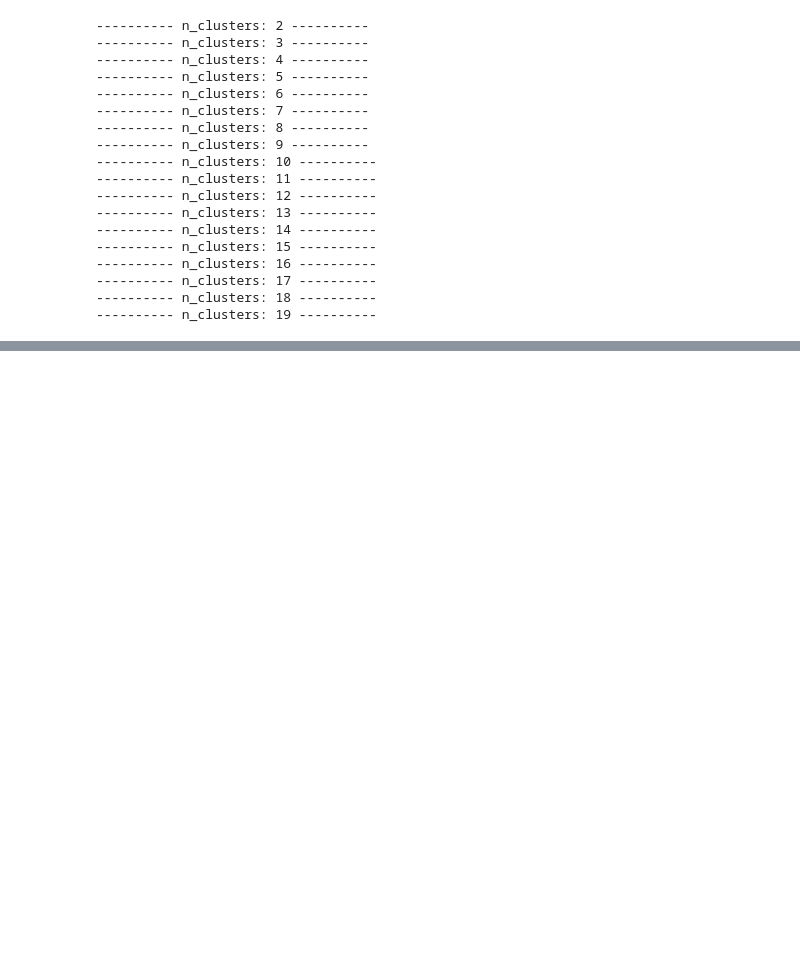
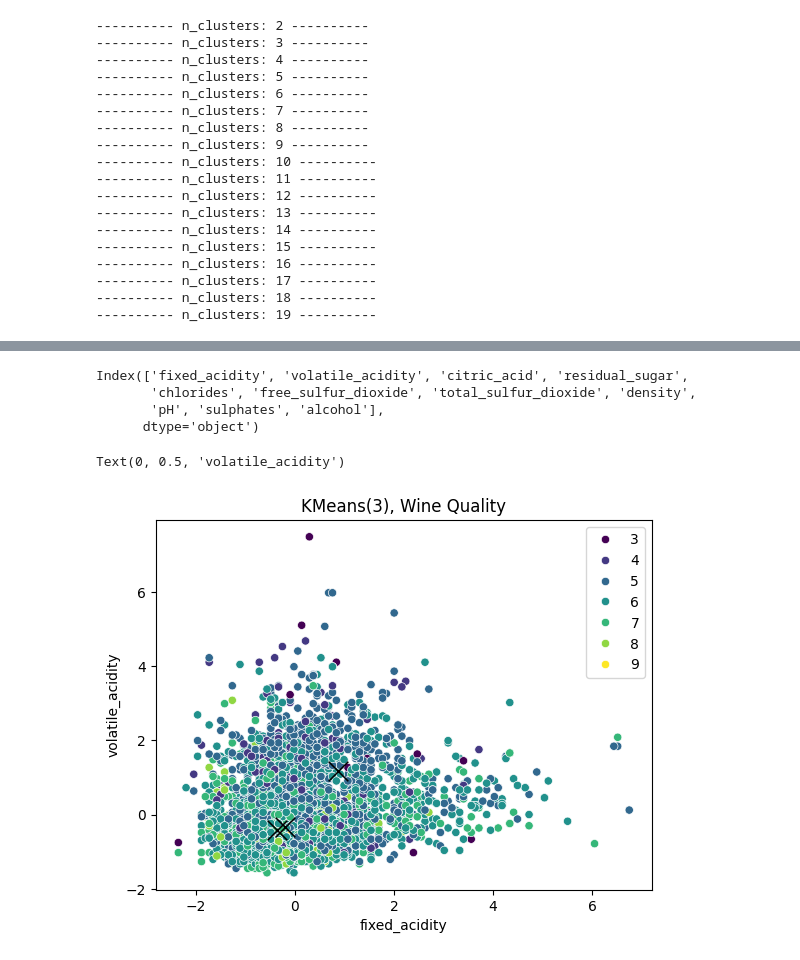
Before and after one commit to PavanKB/PS_3, a Jupyter notebook: kmeans_wine_quality.ipynb, the cells around one changed output, grey strips where cells are left out. Drawn from its saved outputs; the diff is of its cells as text; code cells hidden in the pictures; blank space fills up the shorter version.

```diff
--- a/kmeans_wine_quality.ipynb
+++ b/kmeans_wine_quality.ipynb
@@ -103,0 +112,3 @@ results_df.plot(x='n_clusters', y='sil_score',title='Silhoutte Score', xticks=re
+# %%
+X_std = StandardScaler().fit_transform(X_train)
+X_std
@@ -103,0 +129,17 @@ results_df.plot(x='n_clusters', y='sil_score',title='Silhoutte Score', xticks=re
+# %%
+X.columns
+# %% [output]
+Index(['fixed_acidity', 'volatile_acidity', 'citric_acid', 'residual_sugar',
+       'chlorides', 'free_sulfur_dioxide', 'total_sulfur_dioxide', 'density',
+       'pH', 'sulphates', 'alcohol'],
+      dtype='object')
+# %%
+fig, ax = plt.subplots()
+sns.scatterplot(x=X_std[:,0], y=X_std[:,1], hue=y_train.values[:, 0], palette='viridis', ax=ax)
+sns.scatterplot(x=centroids[:,0], y=centroids[:,1], color='black', s=200, marker='x', ax=ax)
+ax.set_title("KMeans(3), Wine Quality")
+ax.set_xlabel("fixed_acidity")
+ax.set_ylabel("volatile_acidity")
+# %% [output]
+Text(0, 0.5, 'volatile_acidity')
+[figure, added]
```
Also changed, not shown: parts of 4 cells of this notebook, 3 other files.
